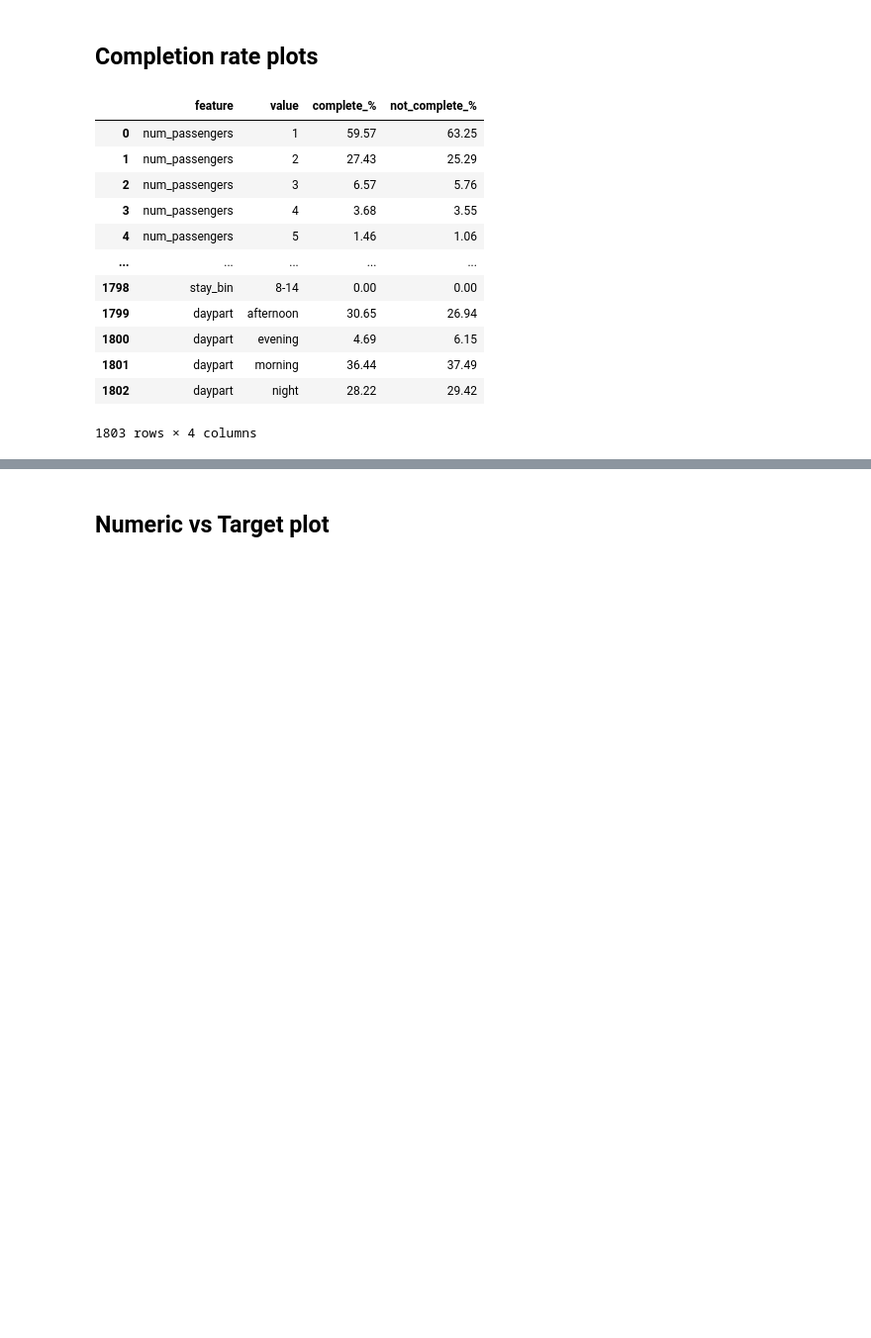
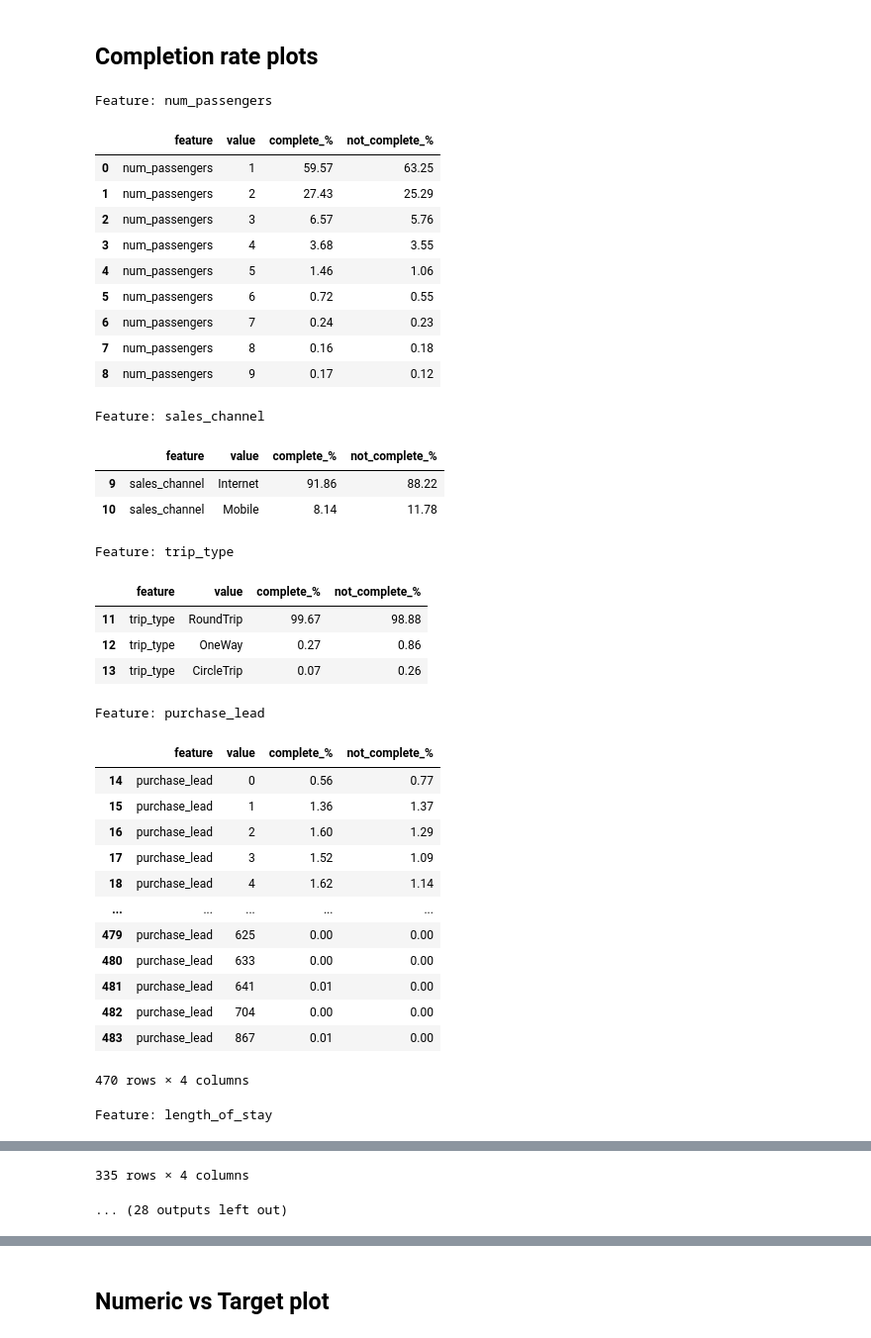
Before and after one commit to nickgeorgemathew/booking_analysis, a Jupyter notebook: notebooks/01_eda.ipynb, the cells around one changed output, grey strips where cells are left out. Shown at 99% size. Drawn from its saved outputs; the diff is of its cells as text; code cells hidden in the pictures; blank space fills up the shorter version.

```diff
--- a/notebooks/01_eda.ipynb
+++ b/notebooks/01_eda.ipynb
@@ -166,11 +166,11 @@ dtype: int64
 # Lead bins
 lead_bins=[-np.inf,3,7,14,30,90,np.inf]
 lead_bins_label=['0-3','4-7','8-14','15-30','31-90','90+']
-df['lead_bins']=pd.cut(df['purchase_lead'].clip(lower=0),bins=lead_bins,labels=lead_bins_label,include_lowest=True)
+df['lead_bins']=pd.cut(df['purchase_lead'],bins=lead_bins,labels=lead_bins_label,include_lowest=True)
 # length of stay bins
 stay_bins=[-np.inf,3,7,14,30,90,np.inf]
 stay_bins_label=['0-3','4-7','8-14','15-30','31-90','90+']
-df['stay_bin']=pd.cut(df['length_of_stay'].clip(lower=0),bins=stay_bins,labels=stay_bins_label,include_lowest=True)
+df['stay_bin']=pd.cut(df['length_of_stay'],bins=stay_bins,labels=stay_bins_label,include_lowest=True)
 #part of the day
 def day_part(h):
     if 0 <= h <= 5: return 'night'
@@ -178,12 +178,17 @@ def day_part(h):
     if 12 <= h <= 17: return 'afternoon'
     return 'evening'
 df['daypart'] = df['flight_hour'].apply(day_part)
+#number of people bins
+people_bins=[-np.inf,1,2,4,7,np.inf]
+people_bins_label=['1','2','3-4','5-7','8+']
+df['passenger_num_bin']=pd.cut(df['num_passengers'],bins=people_bins,labels=people_bins_label,include_lowest=True)
 # %% [markdown]
 ## Completion rate plots
 # %%
 
 
 col = df.columns.to_list()
+col.remove('booking_complete')
 complete = df[df['booking_complete'] == 1]
 not_complete = df[df['booking_complete'] == 0]
 
@@ -191,40 +196,64 @@ def complete_rate(c: str) -> pd.DataFrame:
 
     cc = complete[c].value_counts(normalize=True, dropna=False).mul(100).round(2)
     nc = not_complete[c].value_counts(normalize=True, dropna=False).mul(100).round(2)
 
     idx = cc.index.union(nc.index)
     cc = cc.reindex(idx, fill_value=0.0)
     nc = nc.reindex(idx, fill_value=0.0)
 
 
     out = pd.DataFrame({
         'feature': c,
         'value': idx,
         'complete_%': cc.values,
         'not_complete_%': nc.values
     })
     return out
 
 # Aggregate for all columns except the target
 results = []
 for c in col:
-    if c == 'booking_complete':
-        continue
+
     results.append(complete_rate(c))
 
 summary = pd.concat(results, ignore_index=True)
-display(summary)
+for cols in col:
+    print(f"Feature: {cols}")
+
+    display(summary[summary['feature']==cols])
 # %% [output]
+Feature: num_passengers
 |  | feature | value | complete_% | not_complete_% |
 | 0 | num_passengers | 1 | 59.57 | 63.25 |
 | 1 | num_passengers | 2 | 27.43 | 25.29 |
 | 2 | num_passengers | 3 | 6.57 | 5.76 |
 | 3 | num_passengers | 4 | 3.68 | 3.55 |
 | 4 | num_passengers | 5 | 1.46 | 1.06 |
-| ... | ... | ... | ... | ... |
-| 1798 | stay_bin | 8-14 | 0.00 | 0.00 |
-| 1799 | daypart | afternoon | 30.65 | 26.94 |
-| 1800 | daypart | evening | 4.69 | 6.15 |
-| 1801 | daypart | morning | 36.44 | 37.49 |
-| 1802 | daypart | night | 28.22 | 29.42 |
+| 5 | num_passengers | 6 | 0.72 | 0.55 |
+| 6 | num_passengers | 7 | 0.24 | 0.23 |
+| 7 | num_passengers | 8 | 0.16 | 0.18 |
+| 8 | num_passengers | 9 | 0.17 | 0.12 |
-1803 rows × 4 columns
+Feature: sales_channel
+|  | feature | value | complete_% | not_complete_% |
+| 9 | sales_channel | Internet | 91.86 | 88.22 |
+| 10 | sales_channel | Mobile | 8.14 | 11.78 |
+Feature: trip_type
+|  | feature | value | complete_% | not_complete_% |
+| 11 | trip_type | RoundTrip | 99.67 | 98.88 |
+| 12 | trip_type | OneWay | 0.27 | 0.86 |
+| 13 | trip_type | CircleTrip | 0.07 | 0.26 |
+Feature: purchase_lead
+|  | feature | value | complete_% | not_complete_% |
+| 14 | purchase_lead | 0 | 0.56 | 0.77 |
+| 15 | purchase_lead | 1 | 1.36 | 1.37 |
+| 16 | purchase_lead | 2 | 1.60 | 1.29 |
+| 17 | purchase_lead | 3 | 1.52 | 1.09 |
+| 18 | purchase_lead | 4 | 1.62 | 1.14 |
+| ... | ... | ... | ... | ... |
+| 479 | purchase_lead | 625 | 0.00 | 0.00 |
+| 480 | purchase_lead | 633 | 0.00 | 0.00 |
+| 481 | purchase_lead | 641 | 0.01 | 0.00 |
+| 482 | purchase_lead | 704 | 0.00 | 0.00 |
+| 483 | purchase_lead | 867 | 0.01 | 0.00 |
+470 rows × 4 columns
+Feature: length_of_stay
@@ -231,2 +272,4 @@ display(summary)
+335 rows × 4 columns
+... (28 outputs left out)
 # %%
 
```
Also changed, not shown: parts of 8 cells of this notebook, 2 other files.
